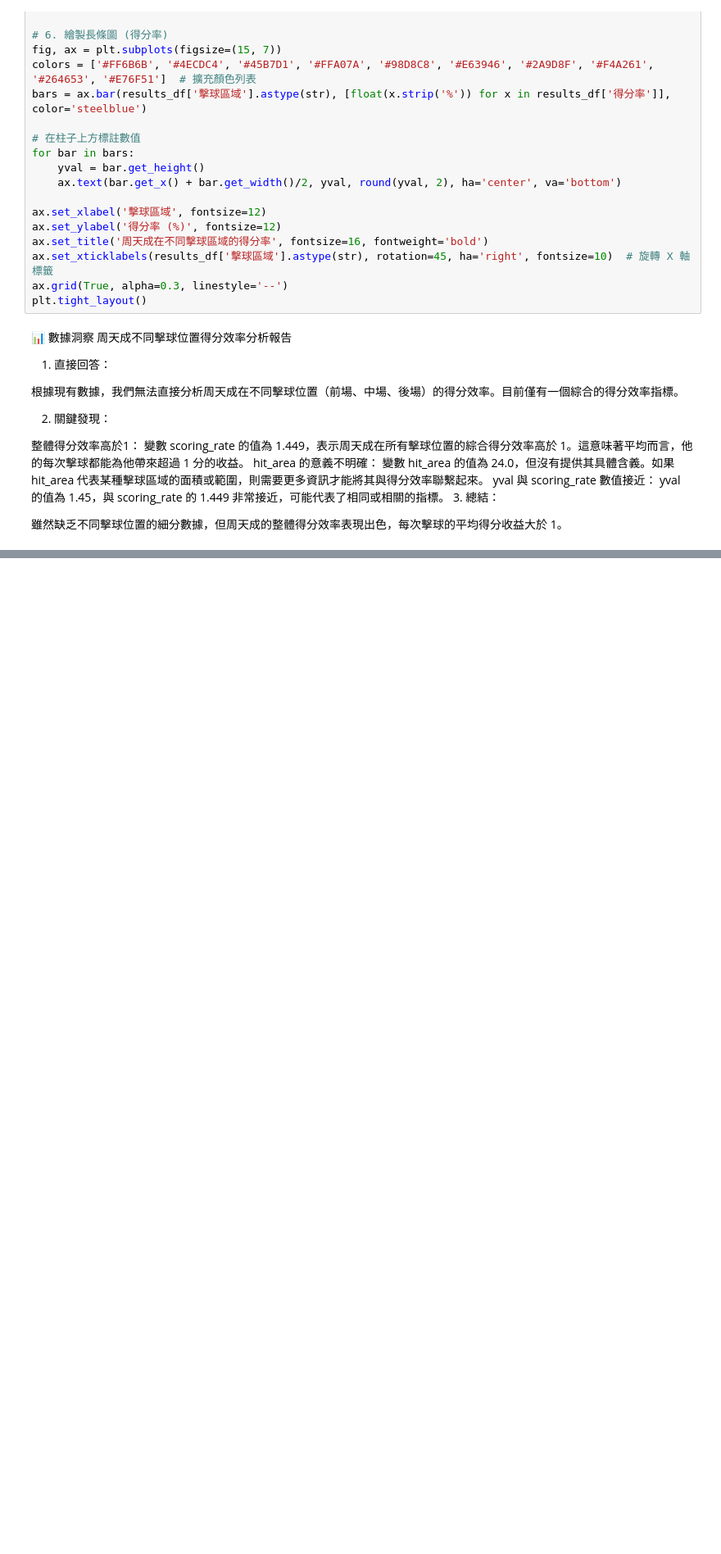
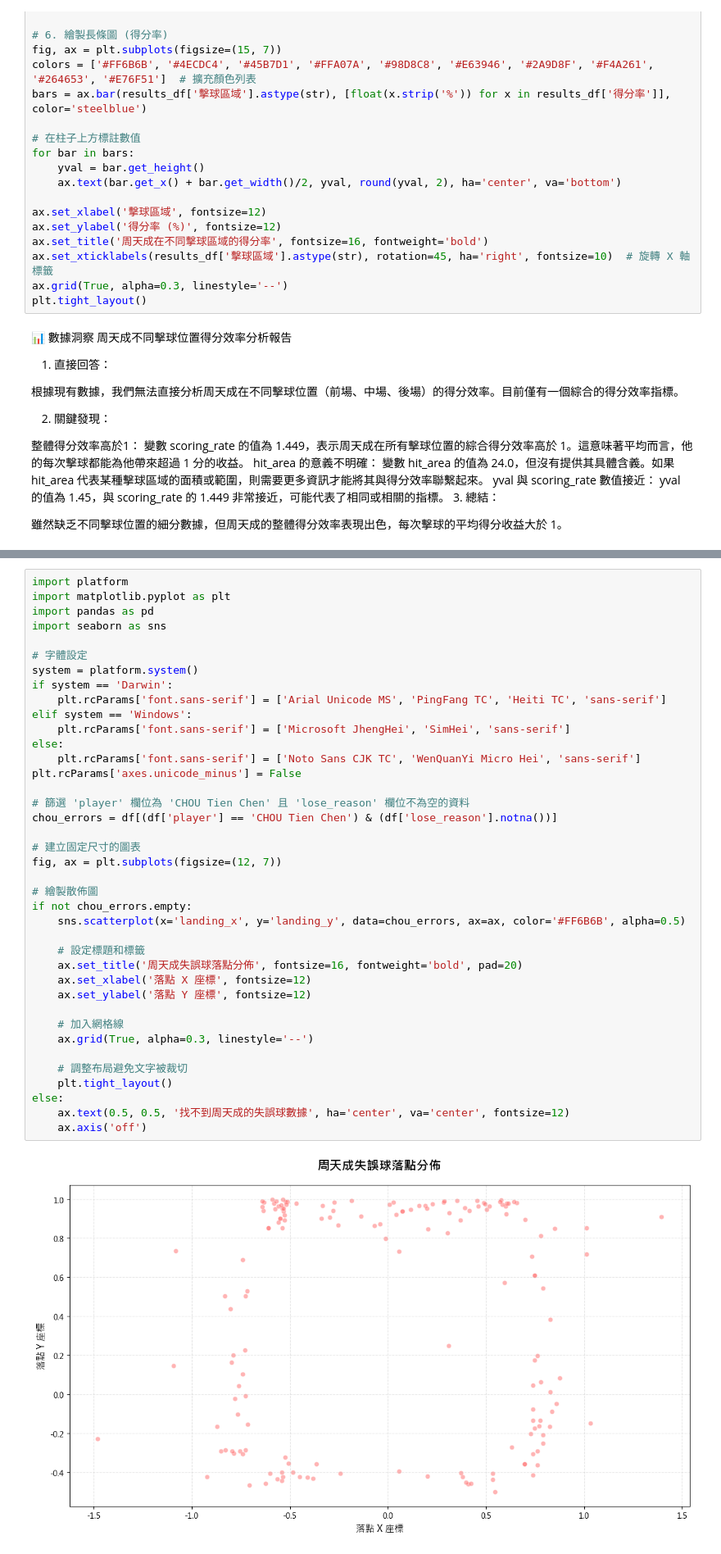
Before and after one commit to DanielTeng0811/BadmintonAI, a Jupyter notebook: question_answer.ipynb, the cells around one changed output, grey strips where cells are left out. Shown at 82% size. Saved outputs shown, nothing was run; the diff lists cells and outputs as text; blank space fills up the shorter version.

```diff
--- a/question_answer.ipynb
+++ b/question_answer.ipynb
@@ -1645,0 +1891,41 @@ yval 與 scoring_rate 數值接近： yval 的值為 1.45，與 scoring_rate 的
+# %%
+import platform
+import matplotlib.pyplot as plt
+import pandas as pd
+import seaborn as sns
+
+# 字體設定
+system = platform.system()
+if system == 'Darwin':
+    plt.rcParams['font.sans-serif'] = ['Arial Unicode MS', 'PingFang TC', 'Heiti TC', 'sans-serif']
+elif system == 'Windows':
+    plt.rcParams['font.sans-serif'] = ['Microsoft JhengHei', 'SimHei', 'sans-serif']
+else:
+    plt.rcParams['font.sans-serif'] = ['Noto Sans CJK TC', 'WenQuanYi Micro Hei', 'sans-serif']
+plt.rcParams['axes.unicode_minus'] = False
+
+# 篩選 'player' 欄位為 'CHOU Tien Chen' 且 'lose_reason' 欄位不為空的資料
+chou_errors = df[(df['player'] == 'CHOU Tien Chen') & (df['lose_reason'].notna())]
+
+# 建立固定尺寸的圖表
+fig, ax = plt.subplots(figsize=(12, 7))
+
+# 繪製散佈圖
+if not chou_errors.empty:
+    sns.scatterplot(x='landing_x', y='landing_y', data=chou_errors, ax=ax, color='#FF6B6B', alpha=0.5)
+
+    # 設定標題和標籤
+    ax.set_title('周天成失誤球落點分佈', fontsize=16, fontweight='bold', pad=20)
+    ax.set_xlabel('落點 X 座標', fontsize=12)
+    ax.set_ylabel('落點 Y 座標', fontsize=12)
+
+    # 加入網格線
+    ax.grid(True, alpha=0.3, linestyle='--')
+
+    # 調整布局避免文字被裁切
+    plt.tight_layout()
+else:
+    ax.text(0.5, 0.5, '找不到周天成的失誤球數據', ha='center', va='center', fontsize=12)
+    ax.axis('off')
+# %% [output]
+[figure, added]
```
Also changed, not shown: parts of 11 cells of this notebook, 6 other files.
